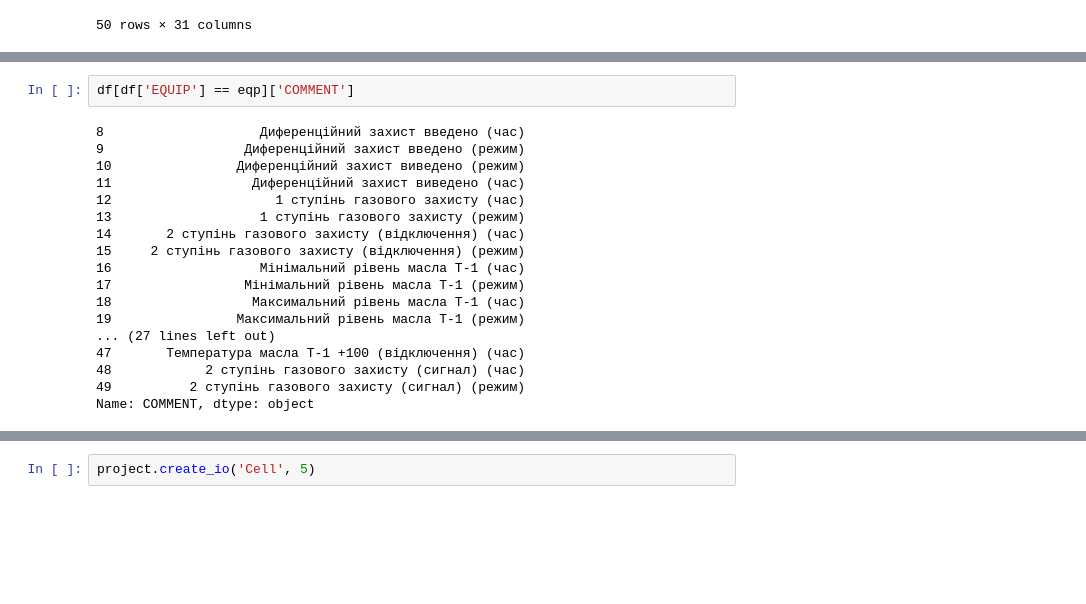
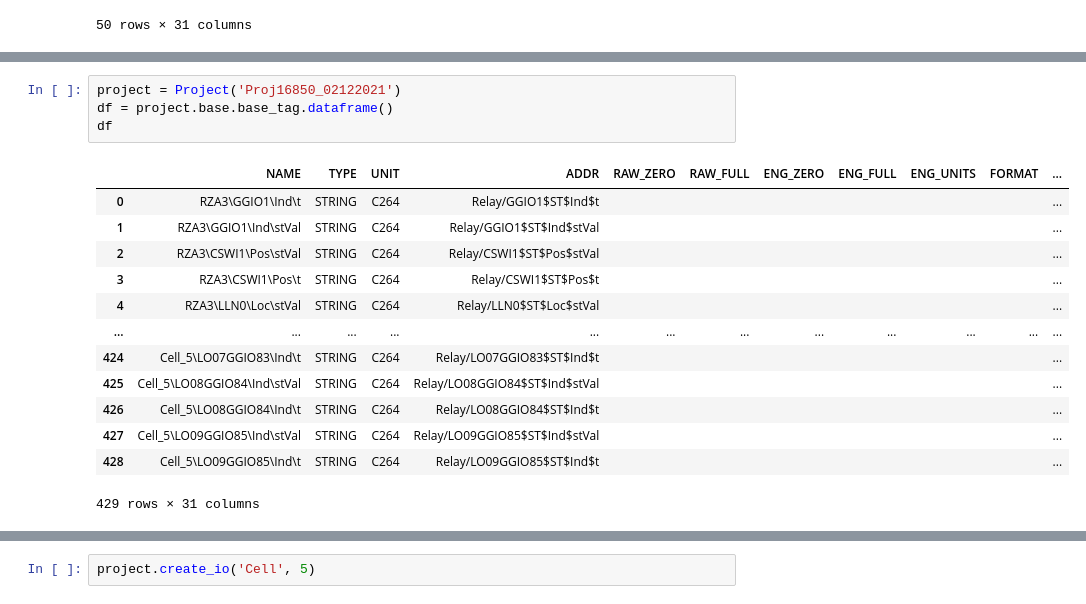
Before and after one commit to alermar69/myPython, a Jupyter notebook: ACY/dbf_scada.ipynb, the cells around one changed output, grey strips where cells are left out. Cells and saved outputs as stored; diff of their text form; blank space fills up the shorter version.

```diff
--- a/ACY/dbf_scada.ipynb
+++ b/ACY/dbf_scada.ipynb
@@ -779,20 +905,18 @@ Name: ADDR, dtype: object
-# %%
-df[df['EQUIP'] == eqp]['COMMENT']
-# %% [output]
-8                    Диференційний захист введено (час)
-9                  Диференційний захист введено (режим)
-10                Диференційний захист виведено (режим)
-11                  Диференційний захист виведено (час)
-12                     1 ступінь газового захисту (час)
-13                   1 ступінь газового захисту (режим)
-14       2 ступінь газового захисту (відключення) (час)
-15     2 ступінь газового захисту (відключення) (режим)
-16                   Мінімальний рівень масла Т-1 (час)
-17                 Мінімальний рівень масла Т-1 (режим)
-18                  Максимальний рівень масла Т-1 (час)
-19                Максимальний рівень масла Т-1 (режим)
-... (27 lines left out)
-47       Температура масла Т-1 +100 (відключення) (час)
-48            2 ступінь газового захисту (сигнал) (час)
-49          2 ступінь газового захисту (сигнал) (режим)
-Name: COMMENT, dtype: object
+# %%
+project = Project('Proj16850_02122021')
+df = project.base.base_tag.dataframe()
+df
+# %% [output]
+|  | NAME | TYPE | UNIT | ADDR | RAW_ZERO | RAW_FULL | ENG_ZERO | ENG_FULL | ENG_UNITS | FORMAT | ... |
+| 0 | RZA3\GGIO1\Ind\t | STRING | C264 | Relay/GGIO1$ST$Ind$t |  |  |  |  |  |  | ... |
+| 1 | RZA3\GGIO1\Ind\stVal | STRING | C264 | Relay/GGIO1$ST$Ind$stVal |  |  |  |  |  |  | ... |
+| 2 | RZA3\CSWI1\Pos\stVal | STRING | C264 | Relay/CSWI1$ST$Pos$stVal |  |  |  |  |  |  | ... |
+| 3 | RZA3\CSWI1\Pos\t | STRING | C264 | Relay/CSWI1$ST$Pos$t |  |  |  |  |  |  | ... |
+| 4 | RZA3\LLN0\Loc\stVal | STRING | C264 | Relay/LLN0$ST$Loc$stVal |  |  |  |  |  |  | ... |
+| ... | ... | ... | ... | ... | ... | ... | ... | ... | ... | ... | ... |
+| 424 | Cell_5\LO07GGIO83\Ind\t | STRING | C264 | Relay/LO07GGIO83$ST$Ind$t |  |  |  |  |  |  | ... |
+| 425 | Cell_5\LO08GGIO84\Ind\stVal | STRING | C264 | Relay/LO08GGIO84$ST$Ind$stVal |  |  |  |  |  |  | ... |
+| 426 | Cell_5\LO08GGIO84\Ind\t | STRING | C264 | Relay/LO08GGIO84$ST$Ind$t |  |  |  |  |  |  | ... |
+| 427 | Cell_5\LO09GGIO85\Ind\stVal | STRING | C264 | Relay/LO09GGIO85$ST$Ind$stVal |  |  |  |  |  |  | ... |
+| 428 | Cell_5\LO09GGIO85\Ind\t | STRING | C264 | Relay/LO09GGIO85$ST$Ind$t |  |  |  |  |  |  | ... |
+429 rows × 31 columns
```
Also changed, not shown: parts of 29 cells of this notebook, 14 other files.
